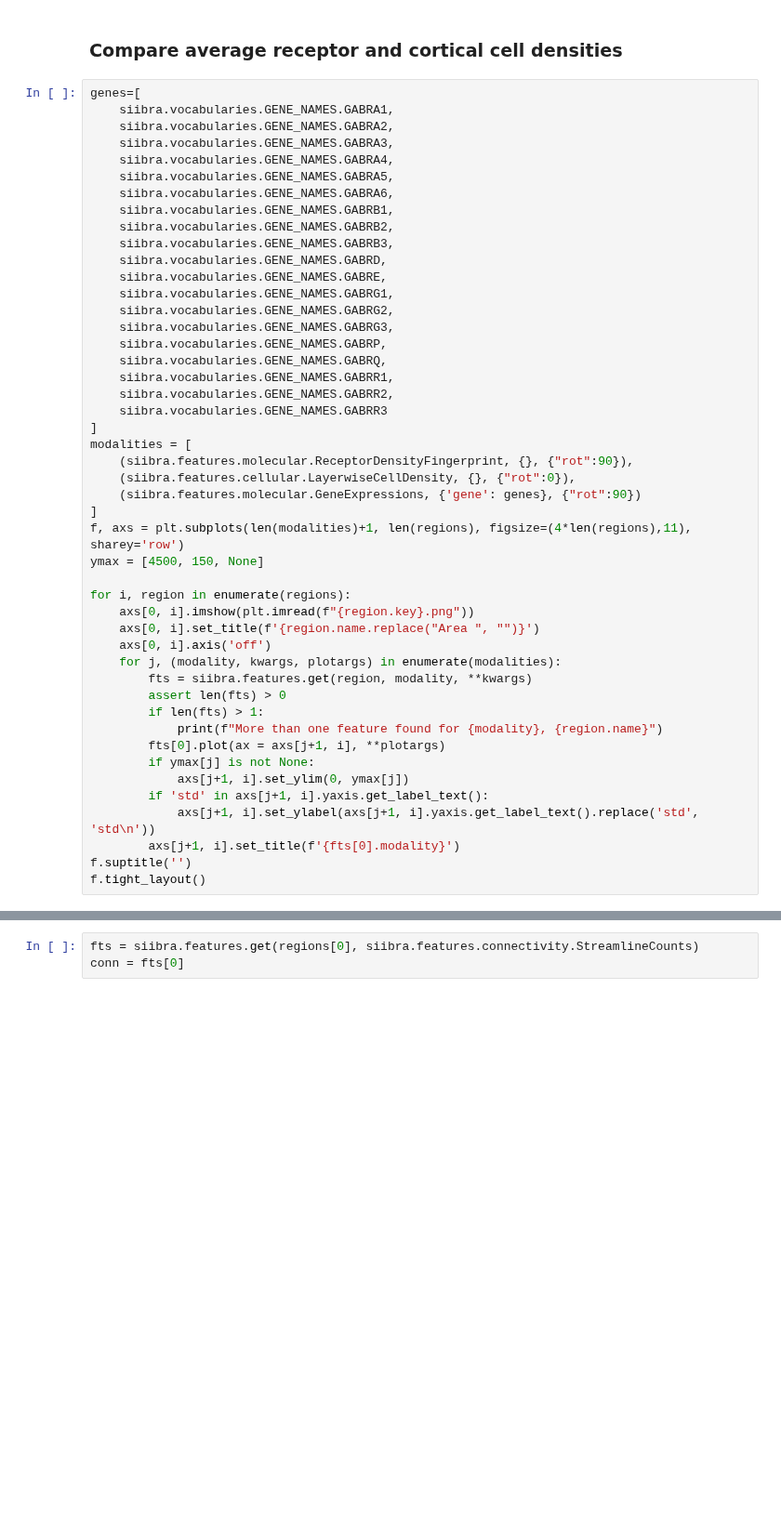
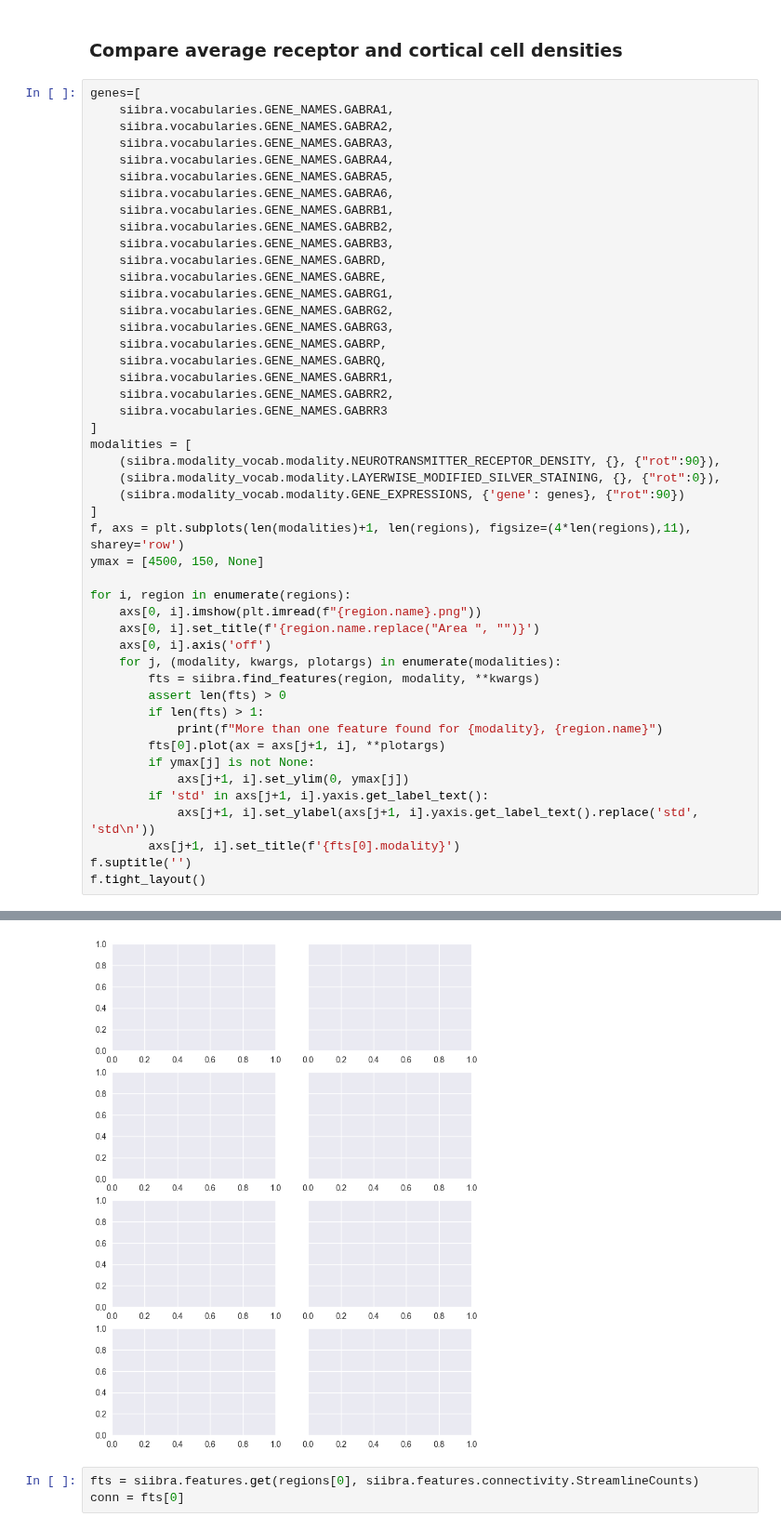
Before and after one commit to FZJ-INM1-BDA/siibra-python, a Jupyter notebook: paper_notebookes/5-comparative-analysis.ipynb, the cells around one changed output, grey strips where cells are left out. Shown at 93% size. Cells and saved outputs as stored; diff of their text form; blank space fills up the shorter version.

Commit message:
Fix first few cells of paper notebook 5

```diff
--- a/paper_notebookes/5-comparative-analysis.ipynb
+++ b/paper_notebookes/5-comparative-analysis.ipynb
@@ -55,19 +57,19 @@ genes=[
     siibra.vocabularies.GENE_NAMES.GABRR3
 ]
 modalities = [
-    (siibra.features.molecular.ReceptorDensityFingerprint, {}, {"rot":90}),
-    (siibra.features.cellular.LayerwiseCellDensity, {}, {"rot":0}),
-    (siibra.features.molecular.GeneExpressions, {'gene': genes}, {"rot":90})
+    (siibra.modality_vocab.modality.NEUROTRANSMITTER_RECEPTOR_DENSITY, {}, {"rot":90}),
+    (siibra.modality_vocab.modality.LAYERWISE_MODIFIED_SILVER_STAINING, {}, {"rot":0}),
+    (siibra.modality_vocab.modality.GENE_EXPRESSIONS, {'gene': genes}, {"rot":90})
 ]
 f, axs = plt.subplots(len(modalities)+1, len(regions), figsize=(4*len(regions),11), sharey='row')
 ymax = [4500, 150, None]
 
 for i, region in enumerate(regions):
-    axs[0, i].imshow(plt.imread(f"{region.key}.png"))
+    axs[0, i].imshow(plt.imread(f"{region.name}.png"))
     axs[0, i].set_title(f'{region.name.replace("Area ", "")}')
     axs[0, i].axis('off')
     for j, (modality, kwargs, plotargs) in enumerate(modalities):
-        fts = siibra.features.get(region, modality, **kwargs)
+        fts = siibra.find_features(region, modality, **kwargs)
         assert len(fts) > 0
         if len(fts) > 1:
             print(f"More than one feature found for {modality}, {region.name}")
@@ -79,3 +81,4 @@ for i, region in enumerate(regions):
         axs[j+1, i].set_title(f'{fts[0].modality}')
 f.suptitle('')
 f.tight_layout()
+# %% [output]
@@ -82,3 +86,4 @@ f.tight_layout()
+[figure, added]
 # %%
 fts = siibra.features.get(regions[0], siibra.features.connectivity.StreamlineCounts)
 conn = fts[0]
```
Also changed, not shown: parts of 4 cells of this notebook.
